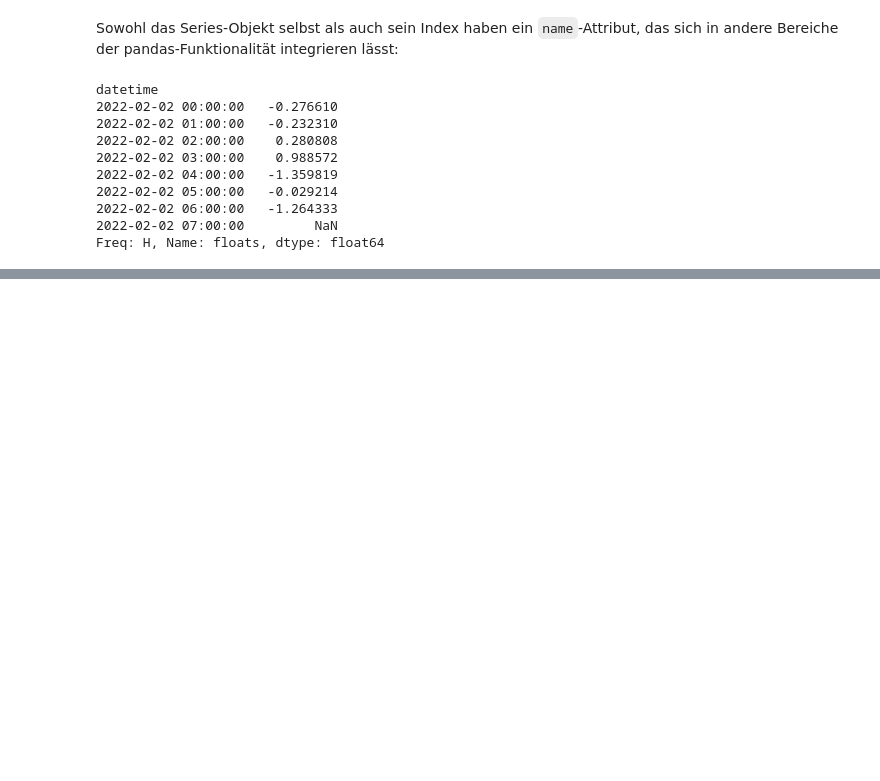
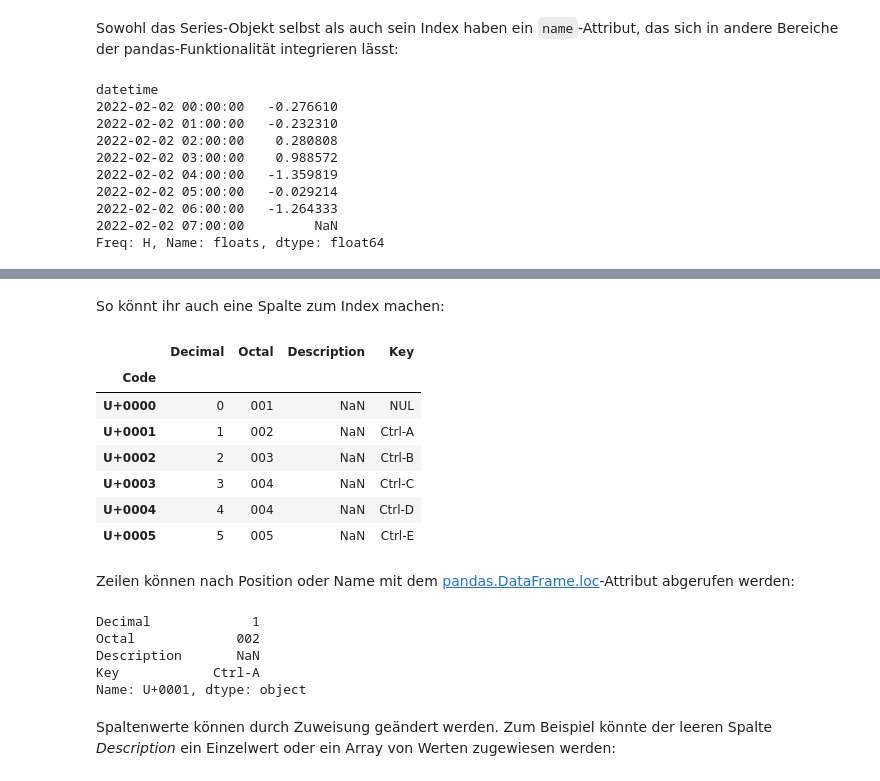
Before and after one commit to veit/jupyter-tutorial-de, a Jupyter notebook: docs/workspace/pandas/data-structures.ipynb, the cells around one changed output, grey strips where cells are left out. Cells and saved outputs as stored; diff of their text form; code cells hidden in the pictures; blank space fills up the shorter version.

```diff
--- a/docs/workspace/pandas/data-structures.ipynb
+++ b/docs/workspace/pandas/data-structures.ipynb
@@ -250,0 +324,28 @@ Freq: H, Name: floats, dtype: float64
+# %% [markdown]
+So könnt ihr auch eine Spalte zum Index machen:
+# %%
+df2 = pd.DataFrame(data,
+                   columns=['Decimal', 'Octal', 'Description', 'Key'],
+                   index=df['Code'])
+df2
+# %% [output]
+|  | Decimal | Octal | Description | Key |
+| Code |  |  |  |  |
+| U+0000 | 0 | 001 | NaN | NUL |
+| U+0001 | 1 | 002 | NaN | Ctrl-A |
+| U+0002 | 2 | 003 | NaN | Ctrl-B |
+| U+0003 | 3 | 004 | NaN | Ctrl-C |
+| U+0004 | 4 | 004 | NaN | Ctrl-D |
+| U+0005 | 5 | 005 | NaN | Ctrl-E |
+# %% [markdown]
+Zeilen können nach Position oder Name mit dem [pandas.DataFrame.loc](https://pandas.pydata.org/docs/reference/api/pandas.DataFrame.loc.html)-Attribut abgerufen werden:
+# %%
+df2.loc['U+0001']
+# %% [output]
+Decimal             1
+Octal             002
+Description       NaN
+Key            Ctrl-A
+Name: U+0001, dtype: object
+# %% [markdown]
+Spaltenwerte können durch Zuweisung geändert werden. Zum Beispiel könnte der leeren Spalte _Description_ ein Einzelwert oder ein Array von Werten zugewiesen werden:
```
Also changed, not shown: parts of 30 cells of this notebook.
